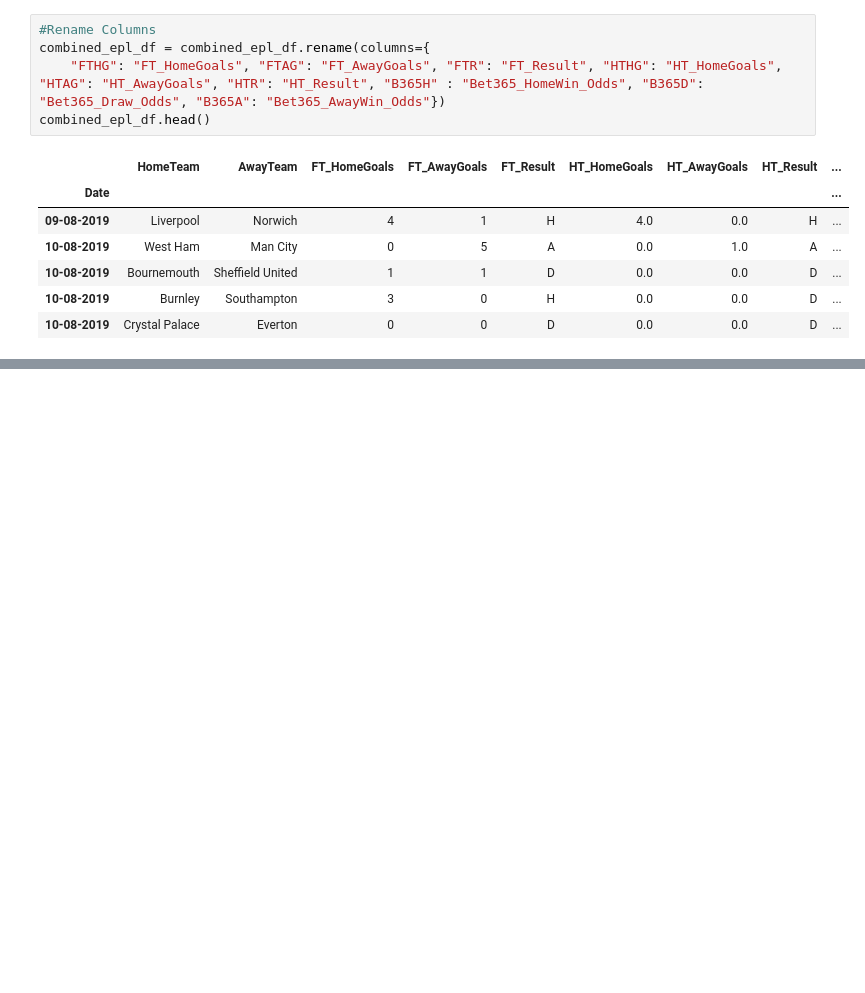
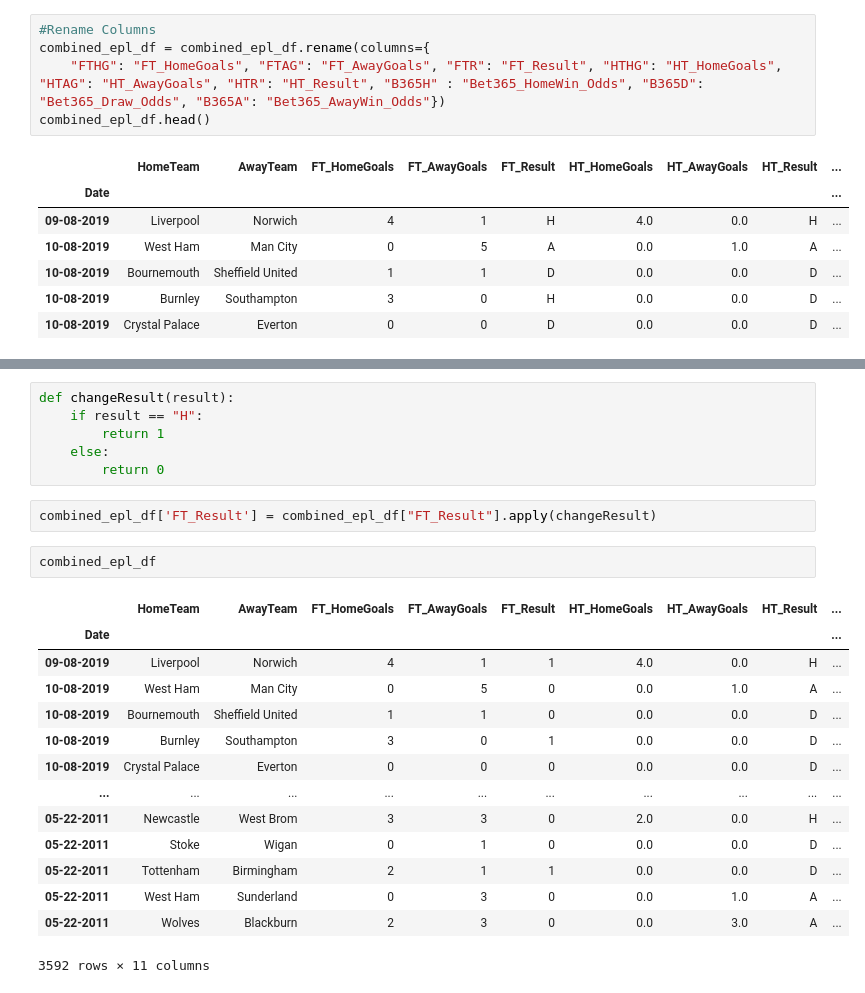
Before and after one commit to CHIUZXCV/Project-2, a Jupyter notebook: master.ipynb, the cells around one changed output, grey strips where cells are left out. Saved outputs shown, nothing was run; the diff lists cells and outputs as text; blank space fills up the shorter version.

Commit message:
turned results into zeroes and ones

```diff
--- a/master.ipynb
+++ b/master.ipynb
@@ -101,0 +95,25 @@ SyntaxError: invalid syntax (<ipython-input-21-cd969b5b4c34>, line 2)
+# %%
+def changeResult(result):
+    if result == "H":
+        return 1
+    else:
+        return 0
+# %%
+combined_epl_df['FT_Result'] = combined_epl_df["FT_Result"].apply(changeResult)
+# %%
+combined_epl_df
+# %% [output]
+|  | HomeTeam | AwayTeam | FT_HomeGoals | FT_AwayGoals | FT_Result | HT_HomeGoals | HT_AwayGoals | HT_Result | ... |
+| Date |  |  |  |  |  |  |  |  | ... |
+| 09-08-2019 | Liverpool | Norwich | 4 | 1 | 1 | 4.0 | 0.0 | H | ... |
+| 10-08-2019 | West Ham | Man City | 0 | 5 | 0 | 0.0 | 1.0 | A | ... |
+| 10-08-2019 | Bournemouth | Sheffield United | 1 | 1 | 0 | 0.0 | 0.0 | D | ... |
+| 10-08-2019 | Burnley | Southampton | 3 | 0 | 1 | 0.0 | 0.0 | D | ... |
+| 10-08-2019 | Crystal Palace | Everton | 0 | 0 | 0 | 0.0 | 0.0 | D | ... |
+| ... | ... | ... | ... | ... | ... | ... | ... | ... | ... |
+| 05-22-2011 | Newcastle | West Brom | 3 | 3 | 0 | 2.0 | 0.0 | H | ... |
+| 05-22-2011 | Stoke | Wigan | 0 | 1 | 0 | 0.0 | 0.0 | D | ... |
+| 05-22-2011 | Tottenham | Birmingham | 2 | 1 | 1 | 0.0 | 0.0 | D | ... |
+| 05-22-2011 | West Ham | Sunderland | 0 | 3 | 0 | 0.0 | 1.0 | A | ... |
+| 05-22-2011 | Wolves | Blackburn | 2 | 3 | 0 | 0.0 | 3.0 | A | ... |
+3592 rows × 11 columns
```
Also changed, not shown: parts of 1 cell of this notebook.
